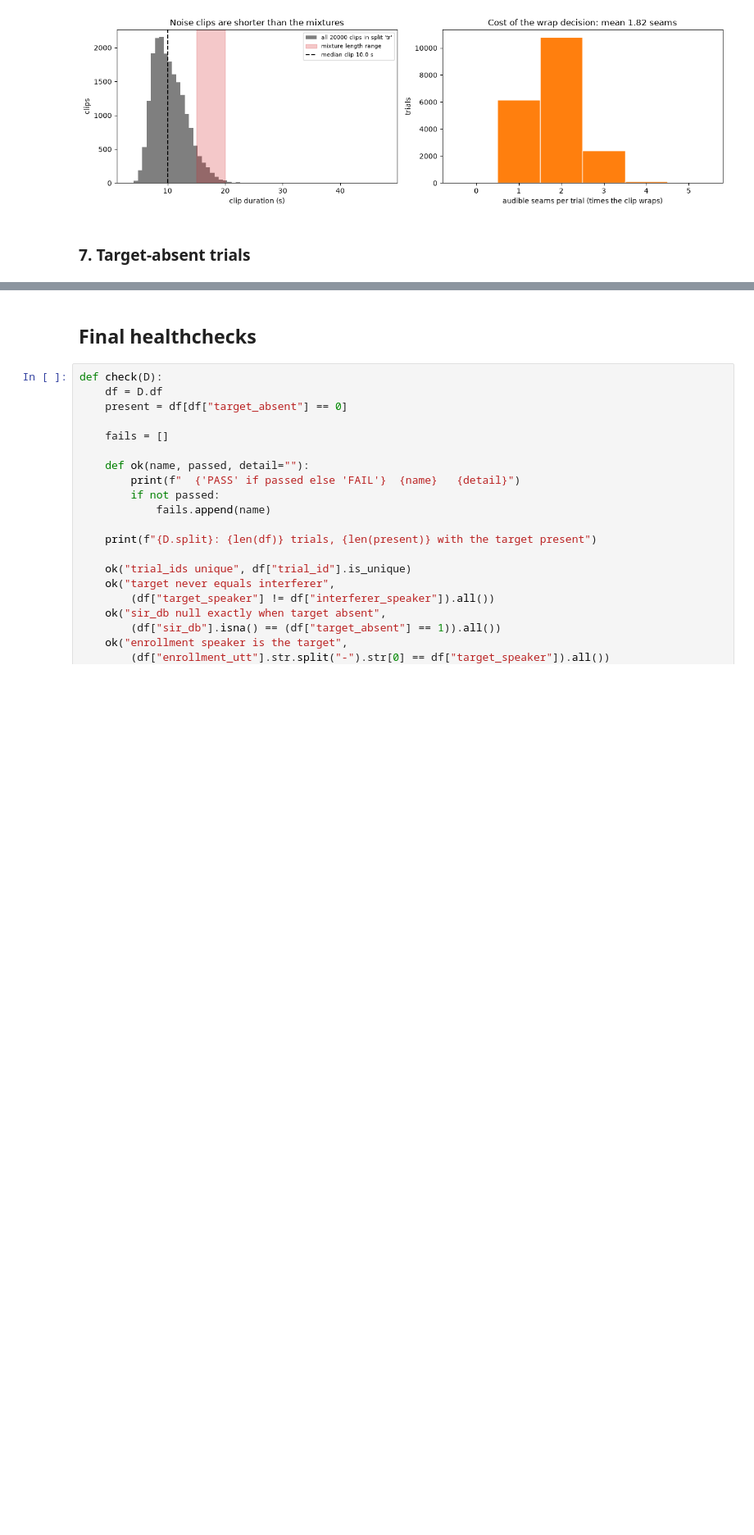
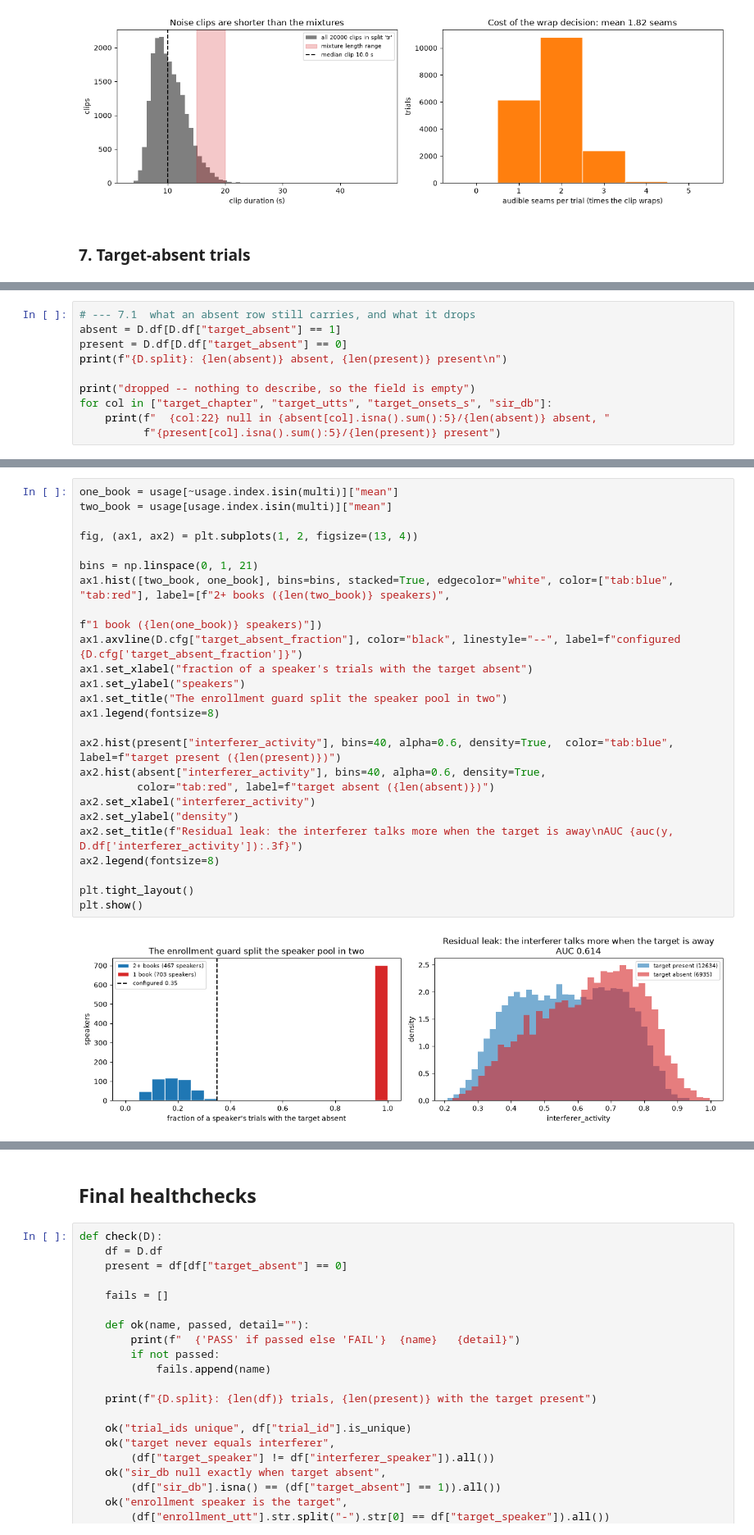
Before and after one commit to grantxxcoder/TargetSpeakerExtractor, a Jupyter notebook: src/exploratory/data_setup.ipynb, the cells around one changed output, grey strips where cells are left out. Shown at 82% size. Saved outputs shown, nothing was run; the diff lists cells and outputs as text; blank space fills up the shorter version.

```diff
--- a/src/exploratory/data_setup.ipynb
+++ b/src/exploratory/data_setup.ipynb
@@ -778,0 +856,10 @@ plt.show()
+# %%
+# --- 7.1  what an absent row still carries, and what it drops
+absent = D.df[D.df["target_absent"] == 1]
+present = D.df[D.df["target_absent"] == 0]
+print(f"{D.split}: {len(absent)} absent, {len(present)} present\n")
+
+print("dropped -- nothing to describe, so the field is empty")
+for col in ["target_chapter", "target_utts", "target_onsets_s", "sir_db"]:
+    print(f"  {col:22} null in {absent[col].isna().sum():5}/{len(absent)} absent, "
+          f"{present[col].isna().sum():5}/{len(present)} present")
@@ -778,0 +1058,27 @@ plt.show()
+# %%
+one_book = usage[~usage.index.isin(multi)]["mean"]
+two_book = usage[usage.index.isin(multi)]["mean"]
+
+fig, (ax1, ax2) = plt.subplots(1, 2, figsize=(13, 4))
+
+bins = np.linspace(0, 1, 21)
+ax1.hist([two_book, one_book], bins=bins, stacked=True, edgecolor="white", color=["tab:blue", "tab:red"], label=[f"2+ books ({len(two_book)} speakers)",
+                                                                                                                  f"1 book ({len(one_book)} speakers)"])
+ax1.axvline(D.cfg["target_absent_fraction"], color="black", linestyle="--", label=f"configured {D.cfg['target_absent_fraction']}")
+ax1.set_xlabel("fraction of a speaker's trials with the target absent")
+ax1.set_ylabel("speakers")
+ax1.set_title("The enrollment guard split the speaker pool in two")
+ax1.legend(fontsize=8)
+
+ax2.hist(present["interferer_activity"], bins=40, alpha=0.6, density=True,  color="tab:blue", label=f"target present ({len(present)})")
+ax2.hist(absent["interferer_activity"], bins=40, alpha=0.6, density=True,
+         color="tab:red", label=f"target absent ({len(absent)})")
+ax2.set_xlabel("interferer_activity")
+ax2.set_ylabel("density")
+ax2.set_title(f"Residual leak: the interferer talks more when the target is away\nAUC {auc(y, D.df['interferer_activity']):.3f}")
+ax2.legend(fontsize=8)
+
+plt.tight_layout()
+plt.show()
+# %% [output]
+[figure, added]
```
Also changed, not shown: parts of 30 cells of this notebook, 3 other files.
